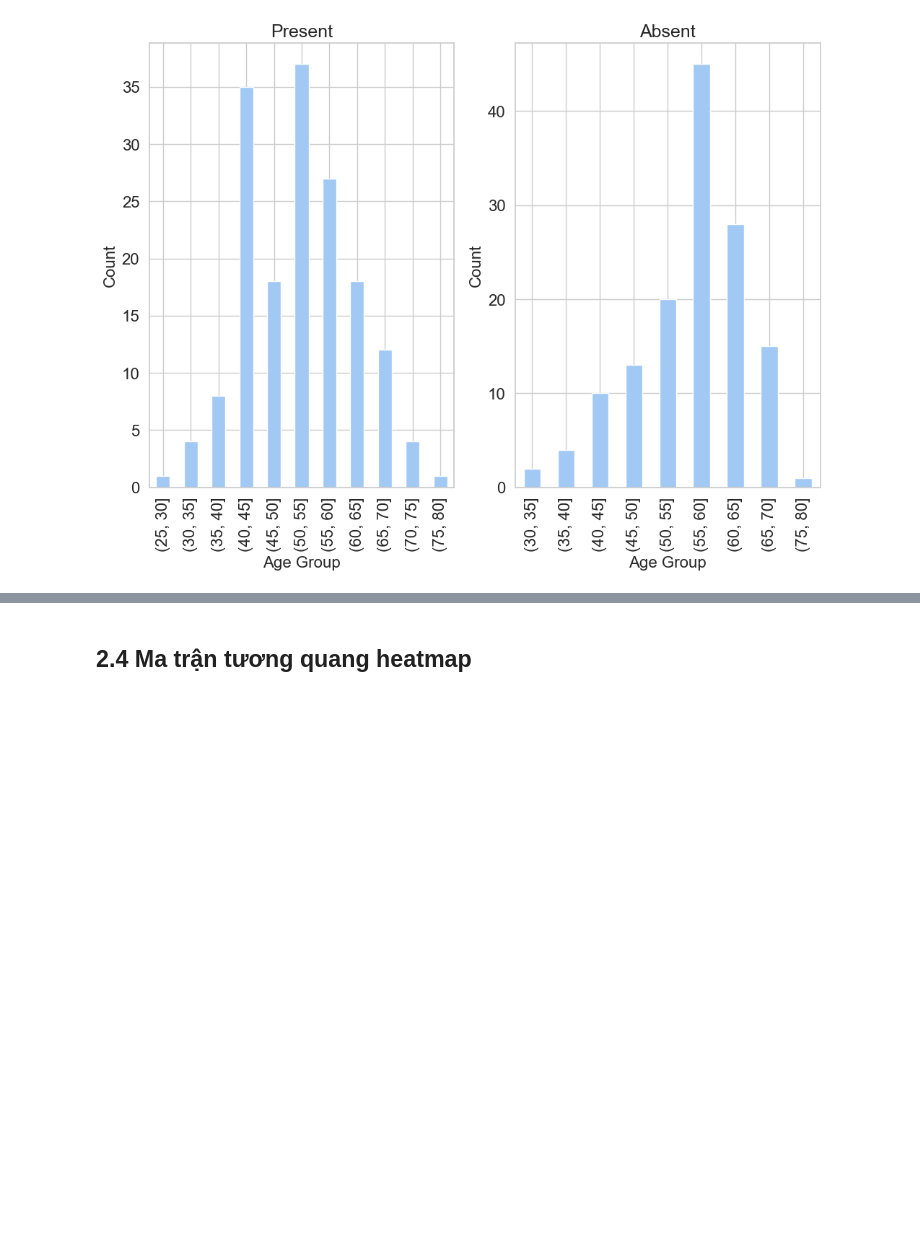
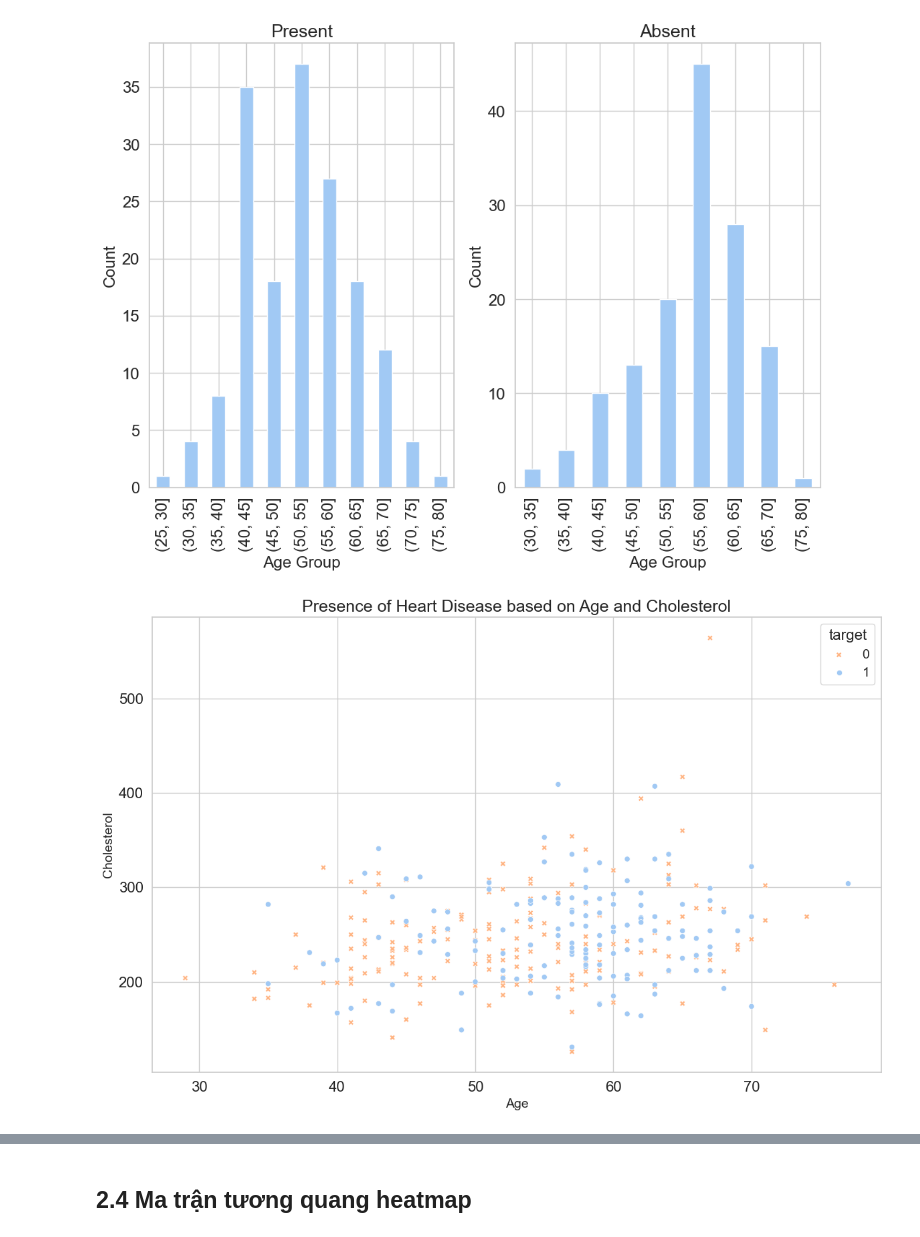
Before and after one commit to thuytienleee/Analyzing-the-Heart-Disease-Dataset, a Jupyter notebook: upload_dataset.ipynb, the cells around one changed output, grey strips where cells are left out. Saved outputs shown, nothing was run; the diff lists cells and outputs as text; code cells hidden in the pictures; blank space fills up the shorter version.

```diff
--- a/upload_dataset.ipynb
+++ b/upload_dataset.ipynb
@@ -88,0 +136,4 @@ memory usage: 35.5+ KB
+# %%
+df.drop_duplicates(inplace = True)
+
+df[df.duplicated(keep=False)]
@@ -274,3 +327,15 @@ plt.ylabel('Count')
 # %% [output]
 Text(0, 0.5, 'Count')
 [figure]
+# %%
+g = sns.scatterplot(x = 'age', y ='chol', hue ='target', style = 'target', data = df, palette = 'pastel', s = 35)
+g.set_title("Presence of Heart Disease based on Age and Cholesterol")
+
+plt.xlabel('Age', fontsize = 14)
+plt.ylabel('Cholesterol', fontsize = 14)
+g.legend(title = 'target', labels = ["0", "1"], loc = 'upper right', fontsize = 14, title_fontsize = 16)
+
+plt.tight_layout()
+plt.show()
+# %% [output]
+[figure, added]
```
Also changed, not shown: parts of 8 cells of this notebook.
